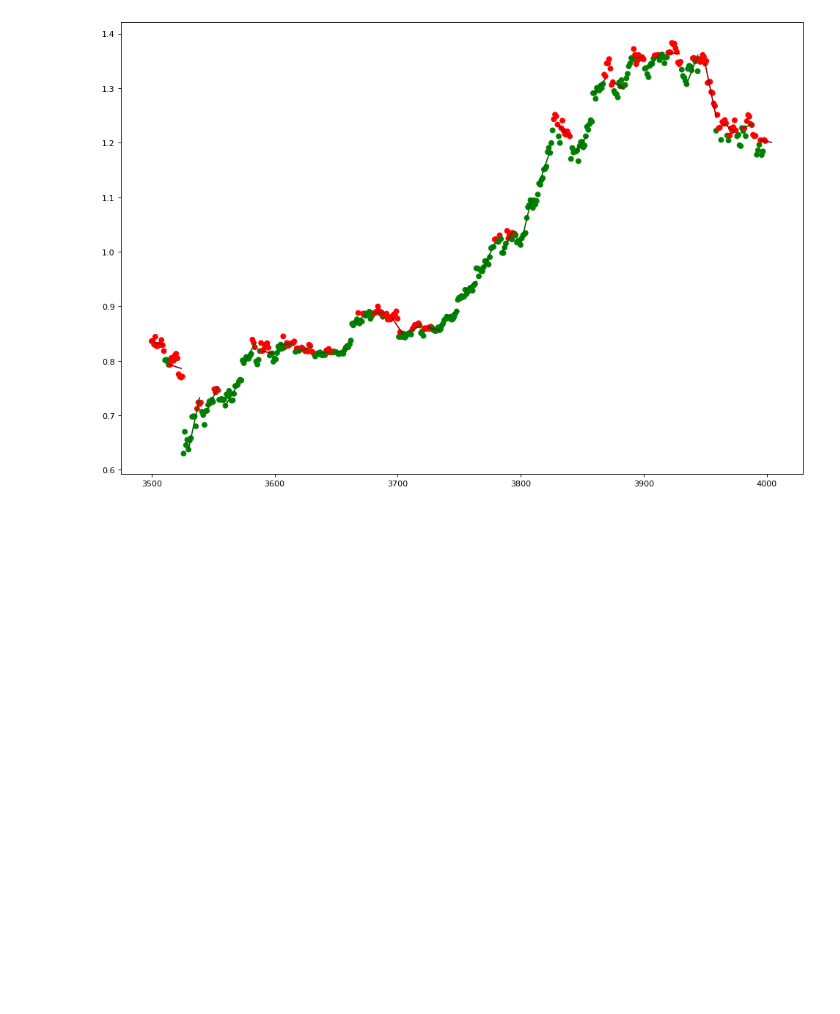
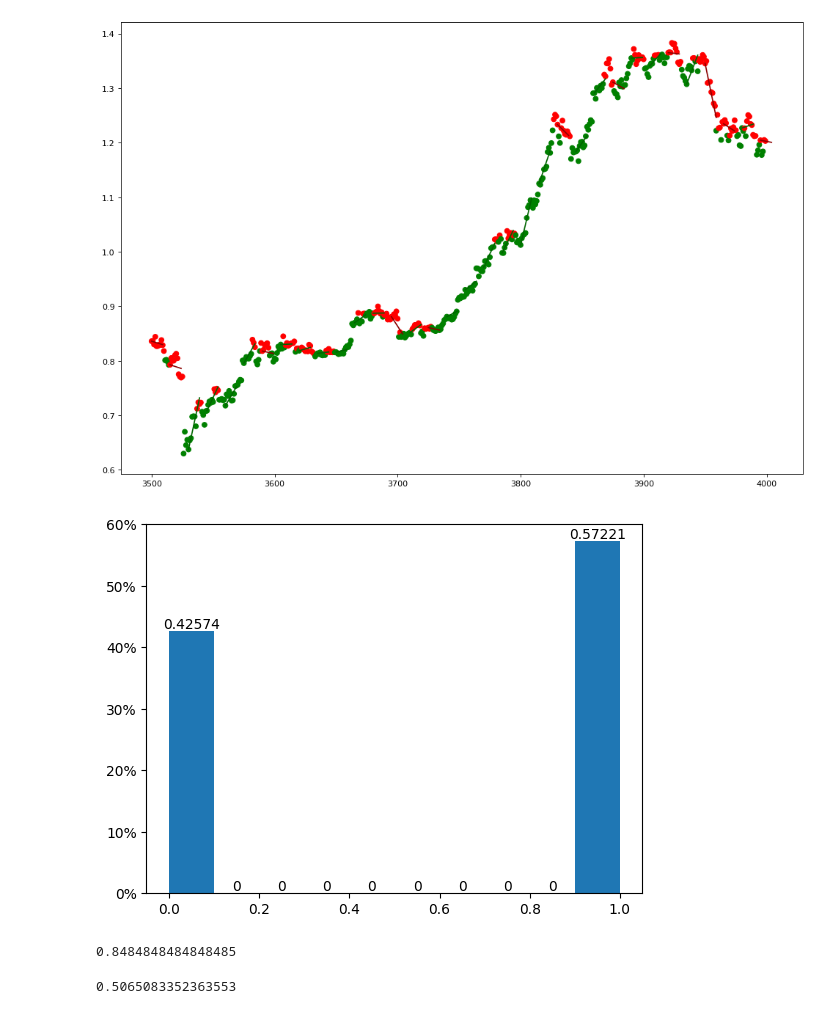
Before and after one commit to Marci0707/CryptoPredictions, a Jupyter notebook: useful_notebooks/regression_target.ipynb, the cells around one changed output. Cells and saved outputs as stored; diff of their text form; code cells hidden in the pictures; blank space fills up the shorter version.

Commit message:
added primitive baselines

```diff
--- a/useful_notebooks/regression_target.ipynb
+++ b/useful_notebooks/regression_target.ipynb
@@ -111,3 +111,12 @@ for line_start_idx in np.arange(show_from,show_to,15):
 To use the future default and silence this warning we advise to pass `rcond=None`, to keep using the old, explicitly pass `rcond=-1`.
   slope, _, _, _ = np.linalg.lstsq(x, shifted)
 [figure]
+# %%
+from matplotlib.ticker import PercentFormatter
+
+counts, edges, bars = plt.hist(prices.y_classes, weights=np.ones(len(prices)) / len(prices))
+
+plt.gca().yaxis.set_major_formatter(PercentFormatter(1))
+plt.bar_label(bars);
+# %% [output]
+[figure, added]
@@ -113,0 +128,20 @@ To use the future default and silence this warning we advise to pass `rcond=None
+# %%
+y_preds_lv = predictor_last_value.predict(reshaped).reshape(-1)
+predictables_lv = prices.iloc[1:]
+success = len(predictables_lv[predictables_lv.y_classes ==y_preds_lv[:-1]])
+success / len(predictables_lv)
+# %% [output]
+0.8484848484848485
+# %%
+import models
+import importlib
+importlib.reload(models.baselines)
+prices_notna = prices.iloc[1:-10]
+reshaped_notna=np.reshape(prices_notna.values,(len(prices_notna),-1,prices_notna.shape[-1]))
+random_predictor = models.baselines.RandomBinaryPredictor(predict_feature_idx=1,match_distribution=True)
+y_preds_binary = random_predictor.predict(reshaped_notna)
+predictables_binary = prices_notna
+success_binary = len(predictables_binary[predictables_binary.y_classes ==y_preds_binary])
+success_binary / len(predictables_binary)
+# %% [output]
+0.5065083352363553
```
Also changed, not shown: parts of 2 cells of this notebook, 2 other files.
